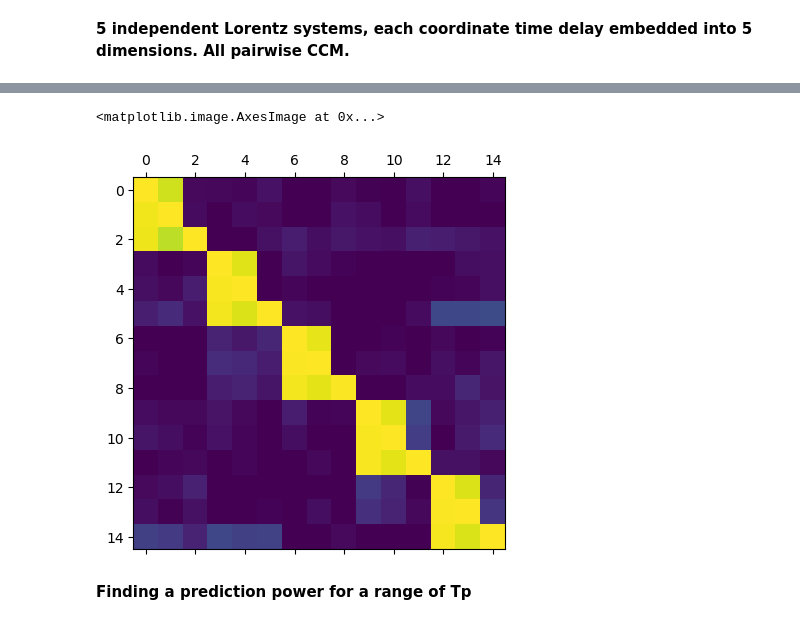
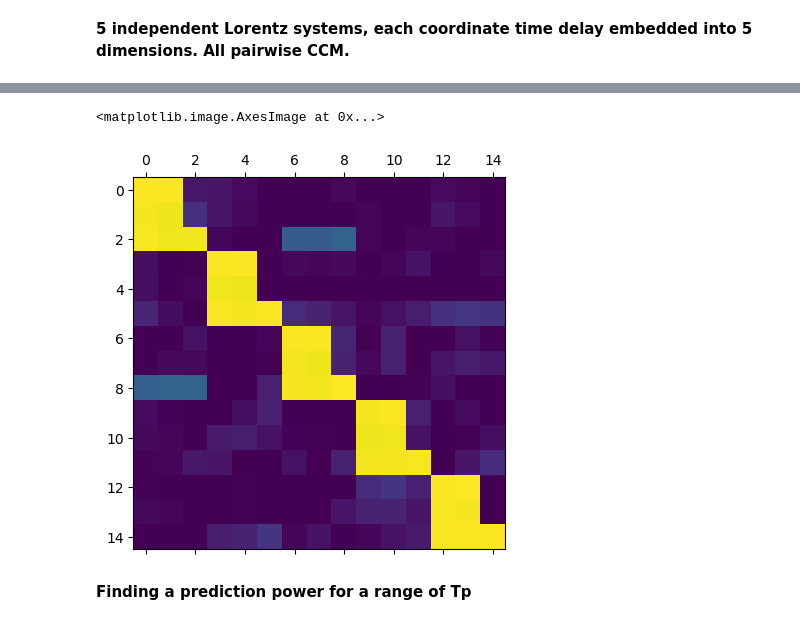
Before and after one commit to z7743/FastCCM, a Jupyter notebook: notebooks/FastCCM usage examples.ipynb, the cells around one changed output, grey strips where cells are left out. Drawn from its saved outputs; the diff is of its cells as text; code cells hidden in the pictures.

```diff
--- a/notebooks/FastCCM usage examples.ipynb
+++ b/notebooks/FastCCM usage examples.ipynb
@@ -102,8 +102,8 @@ np.array(X_emb).shape
 # %%
-plt.matshow(ccm.compute(X_emb,X_emb,subset_size=2000,subsample_size=500,exclusion_rad=30,tp=0,method="simplex",nbrs_num = 10)[0],vmax=1,vmin=0)
+plt.matshow(ccm.compute(X_emb,X_emb,subset_size=2000,subsample_size=500,exclusion_rad=30,tp=100,method="simplex",nbrs_num = 10)[0],vmax=1,vmin=0)
 # %% [output]
 <matplotlib.image.AxesImage at 0x...>
-[figure, old version]
+[figure, new version]
 # %% [markdown]
 **Finding a prediction power for a range of Tp**
 # %%
```
Also changed, not shown: parts of 3 cells of this notebook, 1 other file.
